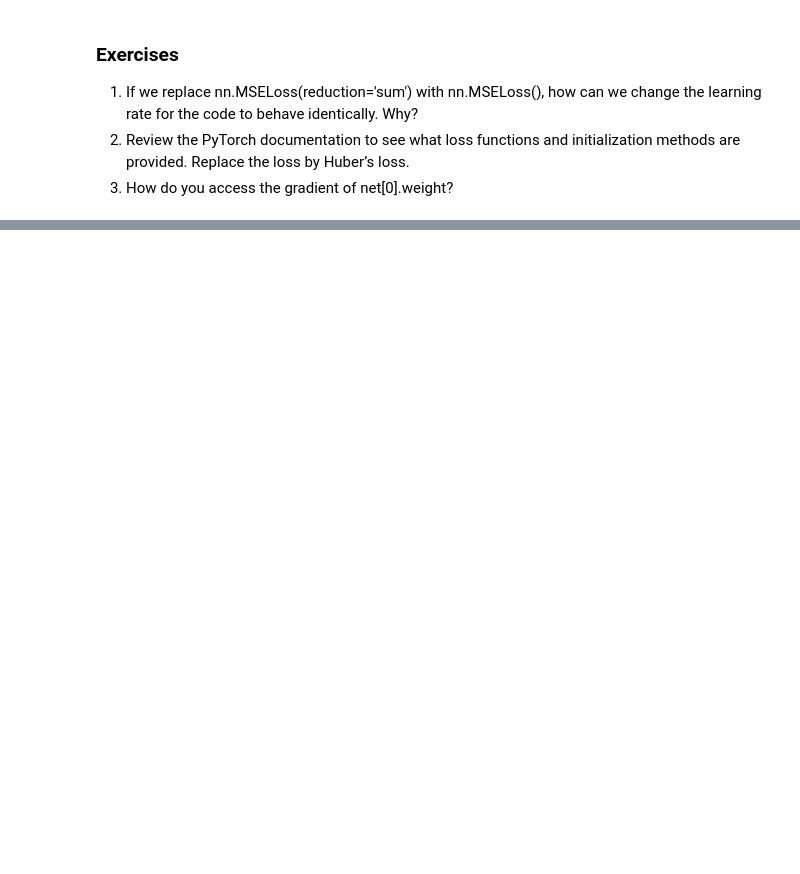
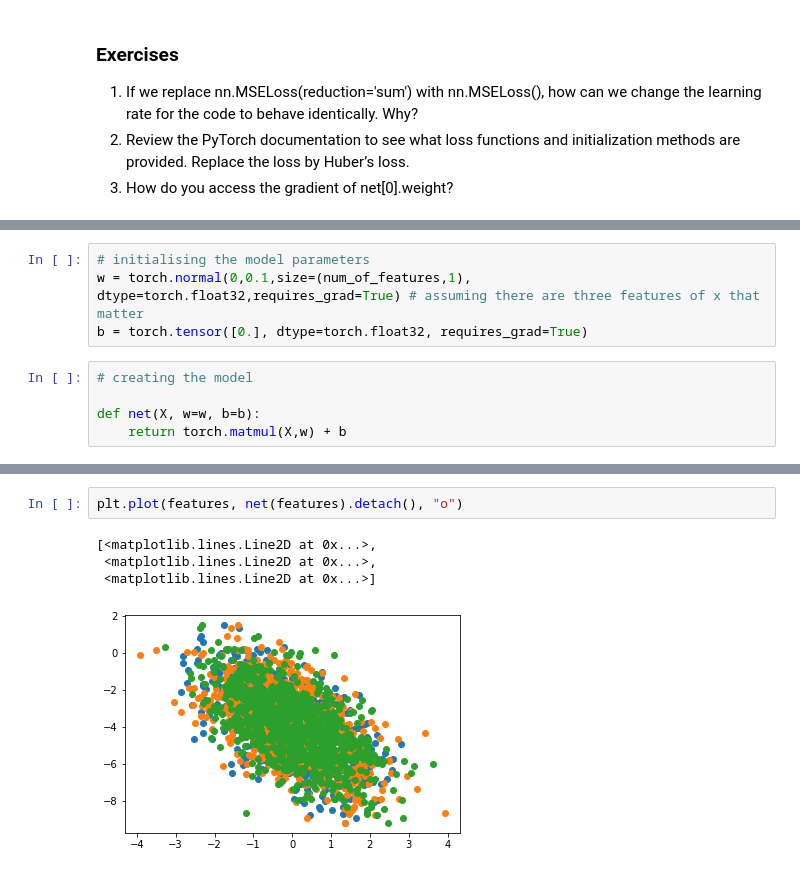
Before and after one commit to fanbyprinciple/d2l-fanbyprinciple, a Jupyter notebook: ch3_linear_neural_equations/ch3.2 Implementing linear networks from scratch.ipynb, the cells around one changed output, grey strips where cells are left out. Cells and saved outputs as stored; diff of their text form; blank space fills up the shorter version.

```diff
--- a/ch3_linear_neural_equations/ch3.2 Implementing linear networks from scratch.ipynb
+++ b/ch3_linear_neural_equations/ch3.2 Implementing linear networks from scratch.ipynb
@@ -492,0 +521,9 @@ loss = torrch.nn.SmoothL1Loss
+# %%
+# initialising the model parameters
+w = torch.normal(0,0.1,size=(num_of_features,1), dtype=torch.float32,requires_grad=True) # assuming there are three features of x that matter
+b = torch.tensor([0.], dtype=torch.float32, requires_grad=True)
+# %%
+# creating the model
+
+def net(X, w=w, b=b):
+    return torch.matmul(X,w) + b
@@ -492,0 +626,7 @@ loss = torrch.nn.SmoothL1Loss
+# %%
+plt.plot(features, net(features).detach(), "o")
+# %% [output]
+[<matplotlib.lines.Line2D at 0x...>,
+ <matplotlib.lines.Line2D at 0x...>,
+ <matplotlib.lines.Line2D at 0x...>]
+[figure, added]
```
Also changed, not shown: parts of 40 cells of this notebook, 2 other files.
